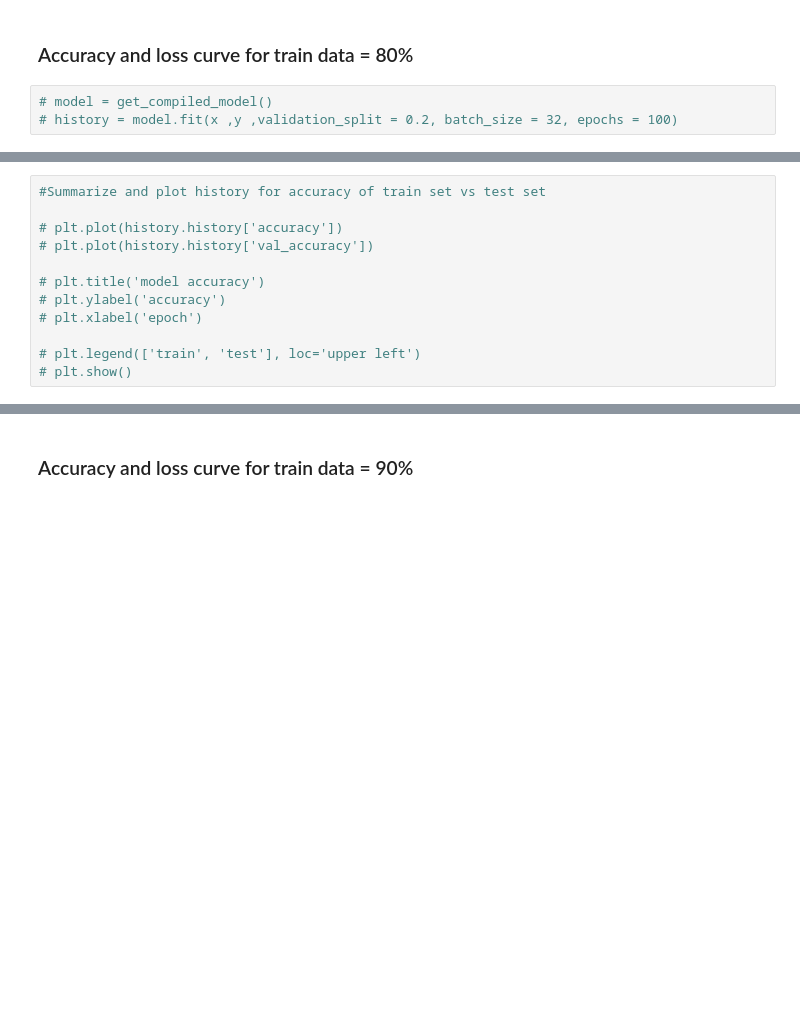
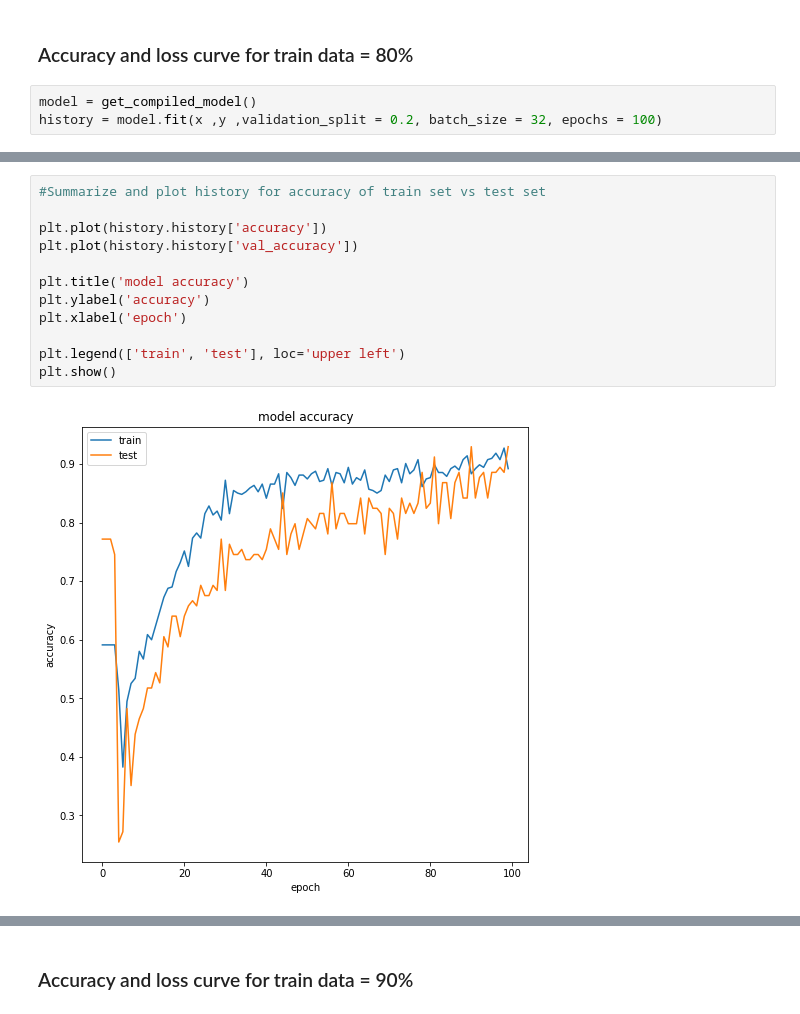
Before and after one commit to Anamay23/UW_breast_cancer_classification, a Jupyter notebook: Final_BreastCancer_Code2.ipynb, the cells around one changed output, grey strips where cells are left out. Cells and saved outputs as stored; diff of their text form; blank space fills up the shorter version.

```diff
--- a/Final_BreastCancer_Code2.ipynb
+++ b/Final_BreastCancer_Code2.ipynb
@@ -557,5 +583,5 @@ Accurately predicted % : 98.25
 # %% [markdown]
 ### Accuracy and loss curve for train data = 80%
 # %%
-# model = get_compiled_model()
-# history = model.fit(x ,y ,validation_split = 0.2, batch_size = 32, epochs = 100)
+model = get_compiled_model()
+history = model.fit(x ,y ,validation_split = 0.2, batch_size = 32, epochs = 100)
@@ -562,15 +606,17 @@ Accurately predicted % : 98.25
 # %%
 #Summarize and plot history for accuracy of train set vs test set
 
-# plt.plot(history.history['accuracy'])
-# plt.plot(history.history['val_accuracy'])
+plt.plot(history.history['accuracy'])
+plt.plot(history.history['val_accuracy'])
 
-# plt.title('model accuracy')
-# plt.ylabel('accuracy')
-# plt.xlabel('epoch')
+plt.title('model accuracy')
+plt.ylabel('accuracy')
+plt.xlabel('epoch')
 
-# plt.legend(['train', 'test'], loc='upper left')
-# plt.show()
+plt.legend(['train', 'test'], loc='upper left')
+plt.show()
+# %% [output]
+[figure, added]
 # %%
 #Summarize and plot history for loss of train set vs test set
 
```
Also changed, not shown: parts of 12 cells of this notebook.
